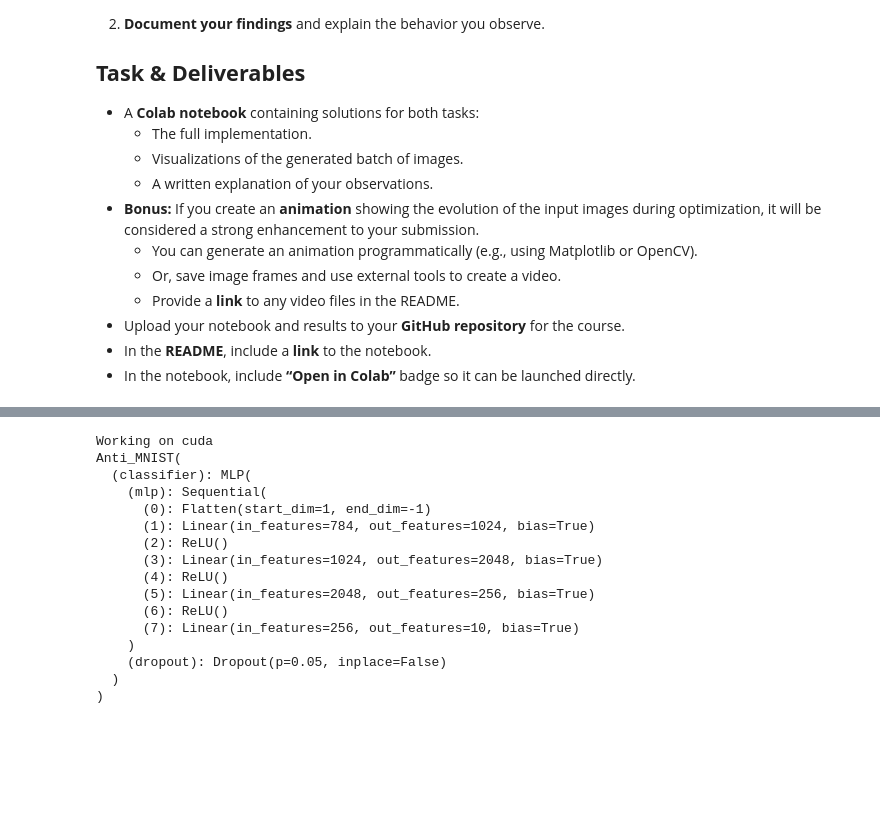
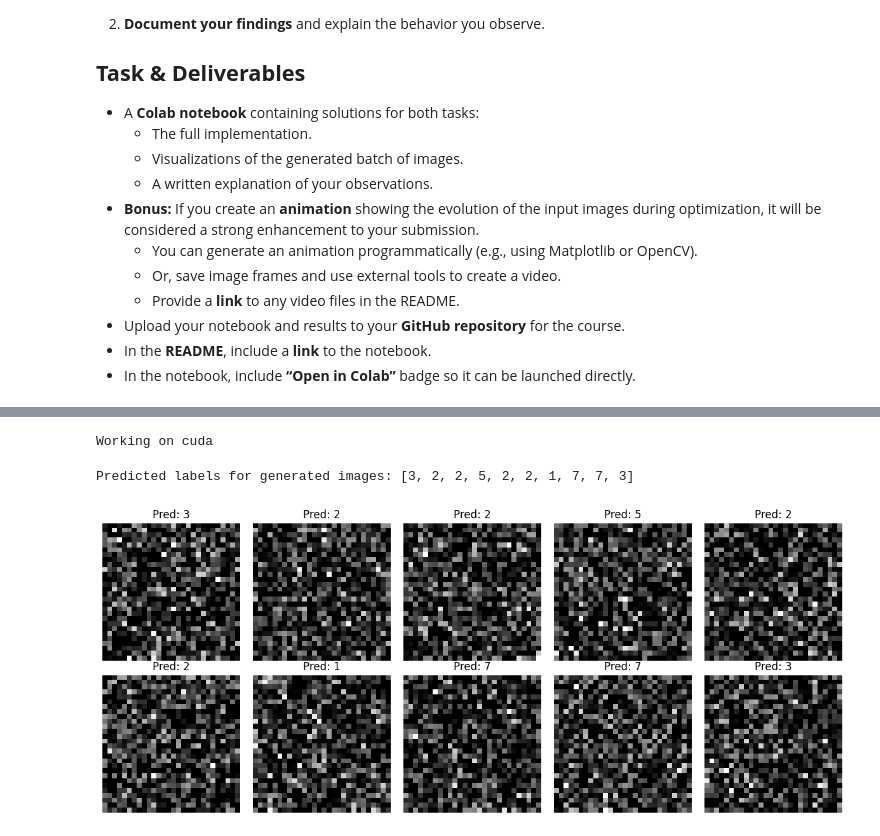
Before and after one commit to roguxivlo/machine-learning-24L, a Jupyter notebook: hw9.ipynb, the cells around one changed output, grey strips where cells are left out. Saved outputs shown, nothing was run; the diff lists cells and outputs as text; code cells hidden in the pictures; blank space fills up the shorter version.

Commit message:
add image display

```diff
--- a/hw9.ipynb
+++ b/hw9.ipynb
@@ -164,7 +164,7 @@ epoch: 0 batch: 29 current batch loss: 0.21315674483776093
 class Anti_MNIST(torch.nn.Module):
     def __init__ (self, trained_classifier):
         super().__init__()
-        self.imgs = torch.nn.Parameter(torch.randn((10, 28, 28)))
+        self.imgs = torch.nn.Parameter(torch.randn((10, 1, 28, 28)))
         self.classifier = trained_classifier # Ensure this is trained!
 
     def forward(self, _): # ignore x, we don't care
@@ -177,24 +177,64 @@ class Anti_MNIST(torch.nn.Module):
 device = torch.device("cuda" if torch.cuda.is_available() else "cpu")
 print(f"Working on {device}")
 
+net.eval()
+for param in net.parameters():
+    param.requires_grad = False
+
+
 anti_model = Anti_MNIST(net).to(device)
 optimizer = torch.optim.Adam(anti_model.parameters(), 0.001)
 
 anti_model.train()
+
+goal_vector = torch.tensor([0,1,2,3,4,5,6,7,8,9]).to(device)
+
+for epoch in range(5):
+    optimizer.zero_grad()
+    output = anti_model(0) # x doesn't matter
+
+    loss = torch.nn.functional.cross_entropy(output, goal_vector, reduction = "mean") #instead, nonlinear softmax is applied internally in THIS loss function
+
+    if (epoch + 1) % 100 == 0:
+        print(f"Epoch: {epoch+1}, Current Loss: {loss.item():.4f}")
+
+    loss.backward()       #this computes gradients as we have seen in previous workshops
+    optimizer.step()
 # %% [output]
 Working on cuda
-Anti_MNIST(
-  (classifier): MLP(
-    (mlp): Sequential(
-      (0): Flatten(start_dim=1, end_dim=-1)
-      (1): Linear(in_features=784, out_features=1024, bias=True)
-      (2): ReLU()
-      (3): Linear(in_features=1024, out_features=2048, bias=True)
-      (4): ReLU()
-      (5): Linear(in_features=2048, out_features=256, bias=True)
-      (6): ReLU()
-      (7): Linear(in_features=256, out_features=10, bias=True)
-    )
-    (dropout): Dropout(p=0.05, inplace=False)
-  )
-)
+# %%
+# Get the images from the anti_model:
+
+anti_model.eval()
+with torch.no_grad():
+    final_output = anti_model(0)
+    predicted_labels = torch.argmax(final_output, dim=1)
+    print(f"\nPredicted labels for generated images: {predicted_labels.tolist()}")
+
+
+generated_images = anti_model.imgs.detach().cpu().squeeze(1).numpy()
+# Define the mean and standard deviation used for original normalization
+mean = 0.1307
+std = 0.3081
+
+
+denormalized_images = generated_images * std + mean
+denormalized_images = denormalized_images.clip(0, 1) # Clamp values to be between 0 and 1
+
+
+# Create a figure and a set of subplots
+fig, axes = plt.subplots(2, 5, figsize=(12, 5)) # 2 rows, 5 columns for 10 images
+axes = axes.flatten() # Flatten the 2x5 array of axes for easy iteration
+
+for i in range(10):
+    # Display each image
+    axes[i].imshow(denormalized_images[i], cmap='gray')
+    # Set title with the predicted label
+    axes[i].set_title(f"Pred: {predicted_labels[i].item()}")
+    axes[i].axis('off') # Hide axes ticks
+
+plt.tight_layout() # Adjust subplot parameters for a tight layout
+plt.show() # Display the plot
+# %% [output]
+Predicted labels for generated images: [3, 2, 2, 5, 2, 2, 1, 7, 7, 3]
+[figure, added]
```
Also changed, not shown: parts of 2 cells of this notebook.
